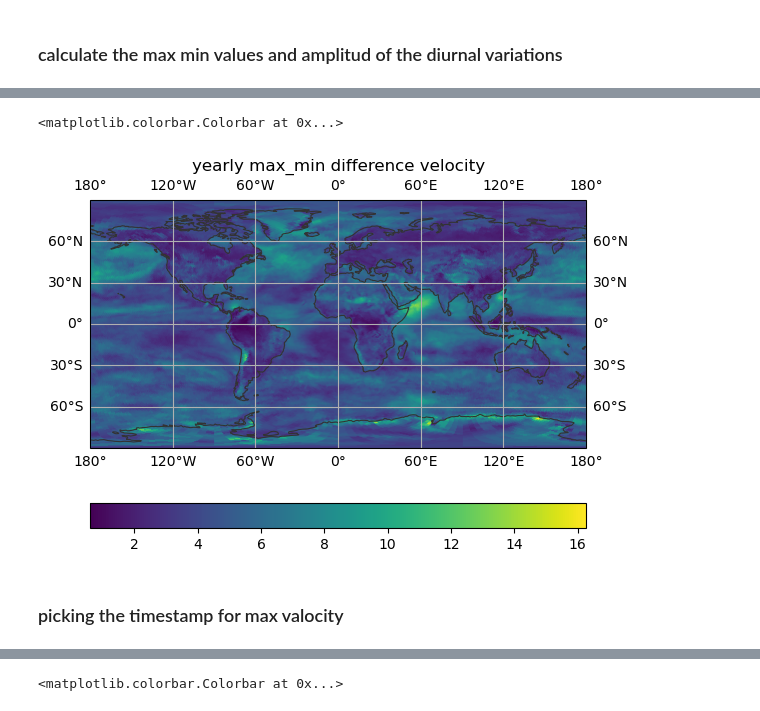
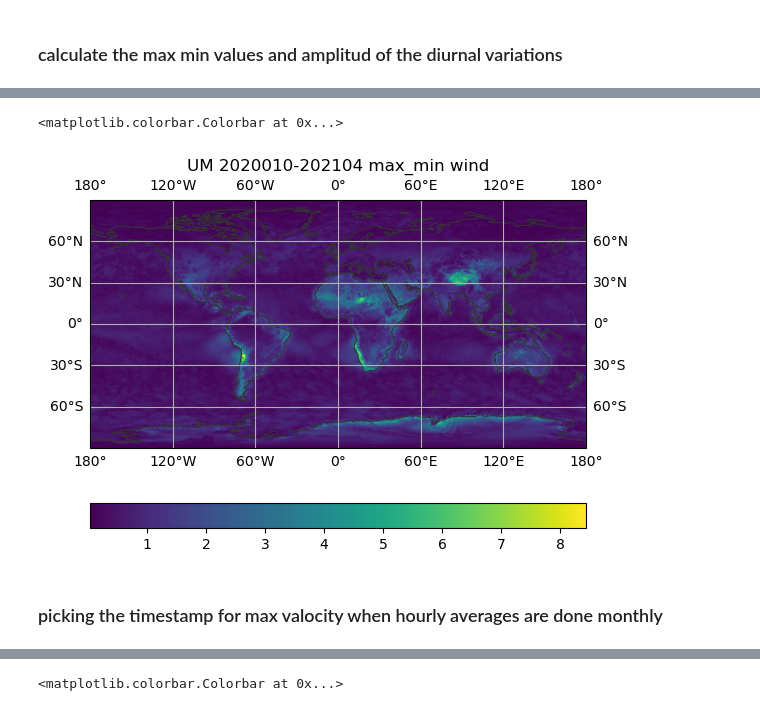
Before and after one commit to 21centuryweather/hk25-AusNode-coastal, a Jupyter notebook: analysis/diurnal_wind_cycle.ipynb, the cells around one changed output, grey strips where cells are left out. Drawn from its saved outputs; the diff is of its cells as text; code cells hidden in the pictures.

```diff
--- a/analysis/diurnal_wind_cycle.ipynb
+++ b/analysis/diurnal_wind_cycle.ipynb
@@ -265,14 +164,25 @@ Attributes: (0)
-# %%
-projection=ccrs.PlateCarree(central_longitude=0.0)
-ax = egh.create_geoaxis(add_coastlines=True,projection=projection)
-im = egh.healpix_show(max_min_diff, ax=ax, add_coastlines=True)
-ax.set_title(f'yearly max_min difference velocity')
-ax.gridlines(draw_labels=True)
-fig=ax.get_figure()
-fig.colorbar(im,orientation='horizontal')
-# %% [output]
-<matplotlib.colorbar.Colorbar at 0x...>
-[figure, removed]
+# %%
+monthly_max=hourly_avg_velocity2.max(dim='hour') #looking at max values for each months
+
+#taking the maximum and minimums for whole dataset across hours. each cell has one value
+avg_max = hourly_avg_velocity2.max(dim='hour')
+avg_min = hourly_avg_velocity2.min(dim='hour')
+
+# getting the amplitude
+max_min_diff2 = avg_max - avg_min
+
+#plot
+
+projection=ccrs.PlateCarree(central_longitude=0.0)
+ax = egh.create_geoaxis(add_coastlines=True,projection=projection)
+im = egh.healpix_show(max_min_diff2, ax=ax, add_coastlines=True)
+ax.set_title(f'UM 2020010-202104 max_min wind')
+ax.gridlines(draw_labels=True)
+fig=ax.get_figure()
+fig.colorbar(im,orientation='horizontal')
+# %% [output]
+<matplotlib.colorbar.Colorbar at 0x...>
+[figure, added]
 # %% [markdown]
-### picking the timestamp for max valocity
+### picking the timestamp for max valocity when hourly averages are done monthly
 # %%
```
Also changed, not shown: parts of 27 cells of this notebook.
